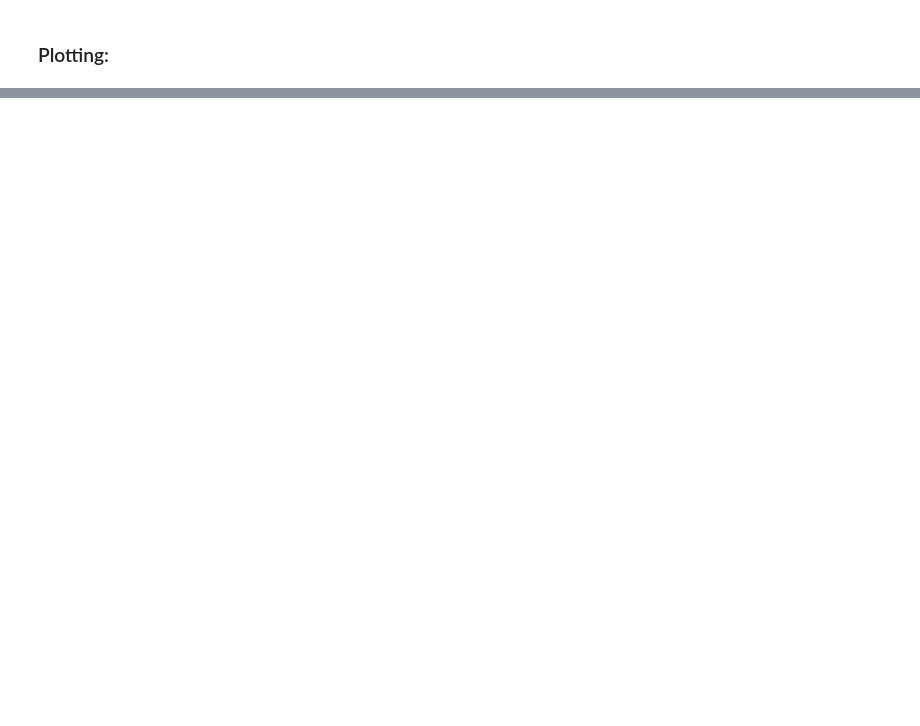
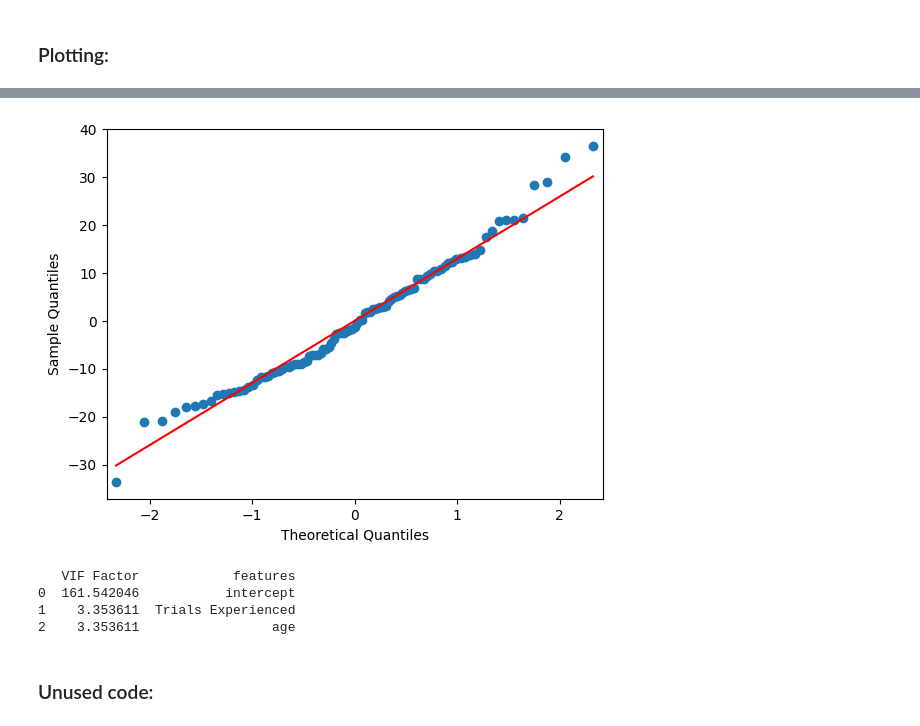
Before and after one commit to jakeswann1/SpElT, a Jupyter notebook: analysis/Position Loading & Analysis.ipynb, the cells around one changed output, grey strips where cells are left out. Saved outputs shown, nothing was run; the diff lists cells and outputs as text; code cells hidden in the pictures; blank space fills up the shorter version.

```diff
--- a/analysis/Position Loading & Analysis.ipynb
+++ b/analysis/Position Loading & Analysis.ipynb
@@ -110,3 +306,30 @@ plt.show()
+# %%
+# Check normality
+# If the points are approximately on the red line, then the assumption is met.
+import statsmodels.api as sm
+
+sm.qqplot(residuals, line='s')
+plt.show()
+# %% [output]
+[figure, added]
+# %%
+# Check no multicollinearity
+# VIF of 1 indicates no correlation between the independent variable and the other variables, 2 ≤ VIF < 5 indicates moderate correlation, and VIF ≥5 indicates severe correlation.
+from statsmodels.stats.outliers_influence import variance_inflation_factor
+
+
+# For each X, calculate VIF and save in dataframe
+vif = pd.DataFrame()
+vif["VIF Factor"] = [variance_inflation_factor(independent_vars.values, i) for i in range(independent_vars.shape[1])]
+vif["features"] = independent_vars.columns
+print(vif)
+# %% [output]
+   VIF Factor            features
+0  161.542046           intercept
+1    3.353611  Trials Experienced
+2    3.353611                 age
+# %% [markdown]
+### Unused code:
 # %%
 
 
```
Also changed, not shown: parts of 18 cells of this notebook.
